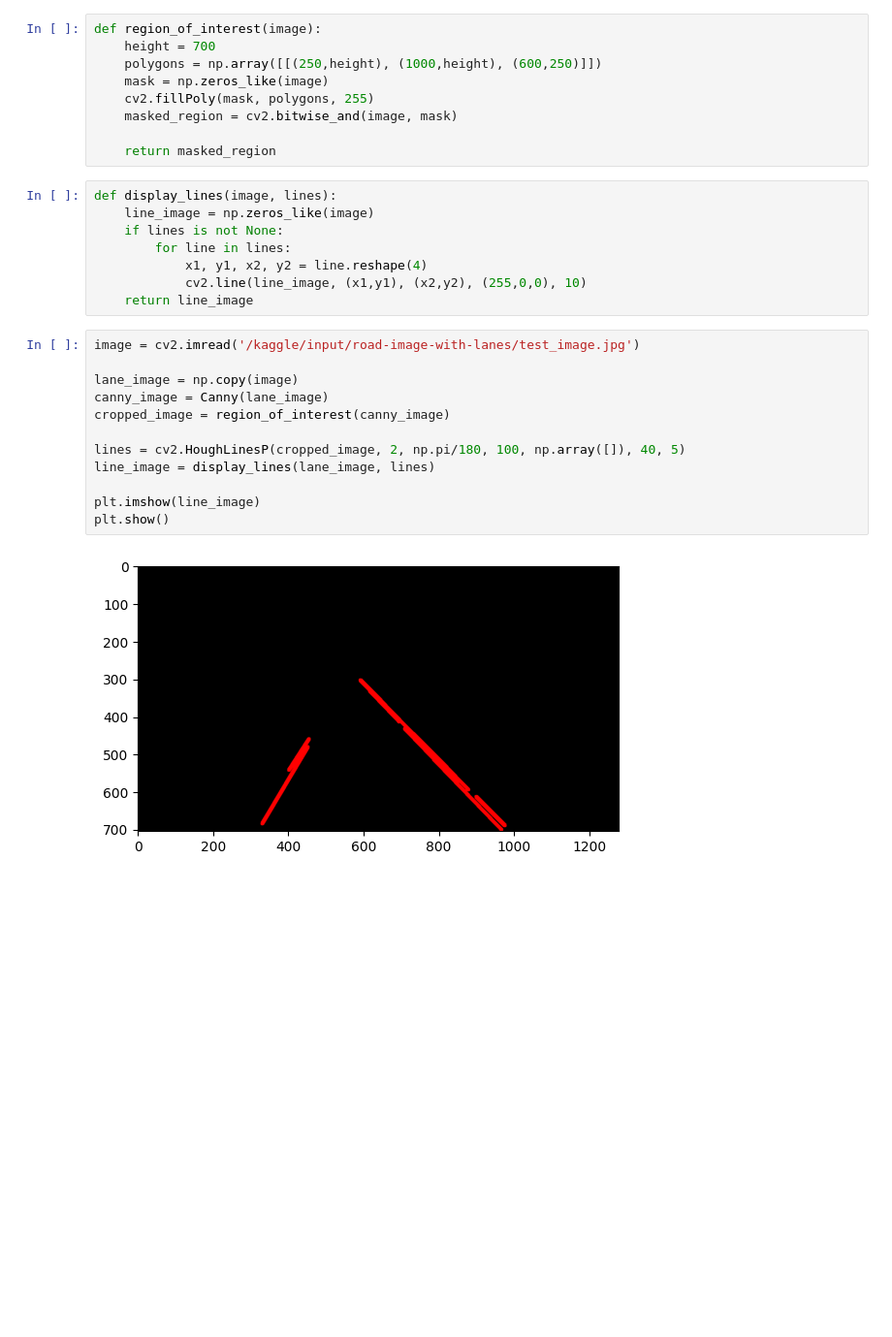
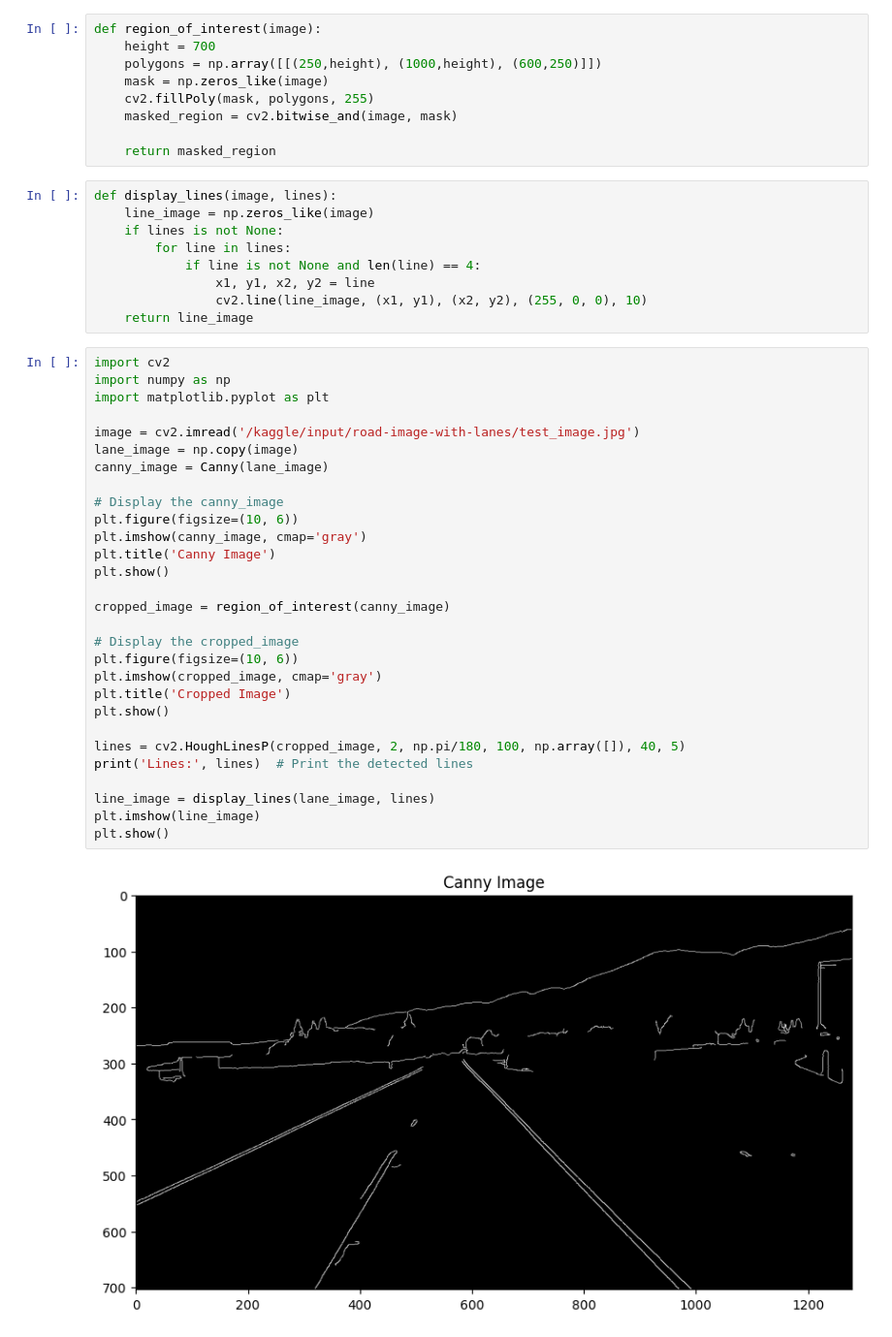
Before and after one commit to ChicIceCream/Learning-ML, a Jupyter notebook: lane-detection-model.ipynb, the cells around one changed output. Shown at 97% size. Saved outputs shown, nothing was run; the diff lists cells and outputs as text; blank space fills up the shorter version.

```diff
--- a/lane-detection-model.ipynb
+++ b/lane-detection-model.ipynb
@@ -110,20 +107,38 @@ def display_lines(image, lines):
     line_image = np.zeros_like(image)
     if lines is not None:
         for line in lines:
-            x1, y1, x2, y2 = line.reshape(4)
-            cv2.line(line_image, (x1,y1), (x2,y2), (255,0,0), 10)
+            if line is not None and len(line) == 4:
+                x1, y1, x2, y2 = line
+                cv2.line(line_image, (x1, y1), (x2, y2), (255, 0, 0), 10)
     return line_image
 # %%
+import cv2
+import numpy as np
+import matplotlib.pyplot as plt
+
 image = cv2.imread('/kaggle/input/road-image-with-lanes/test_image.jpg')
-
 lane_image = np.copy(image)
 canny_image = Canny(lane_image)
+
+# Display the canny_image
+plt.figure(figsize=(10, 6))
+plt.imshow(canny_image, cmap='gray')
+plt.title('Canny Image')
+plt.show()
+
 cropped_image = region_of_interest(canny_image)
 
+# Display the cropped_image
+plt.figure(figsize=(10, 6))
+plt.imshow(cropped_image, cmap='gray')
+plt.title('Cropped Image')
+plt.show()
+
 lines = cv2.HoughLinesP(cropped_image, 2, np.pi/180, 100, np.array([]), 40, 5)
+print('Lines:', lines)  # Print the detected lines
+
 line_image = display_lines(lane_image, lines)
-
 plt.imshow(line_image)
 plt.show()
 # %% [output]
-[figure, old version]
+[figure, new version]
```
Also changed, not shown: parts of 13 cells of this notebook.
